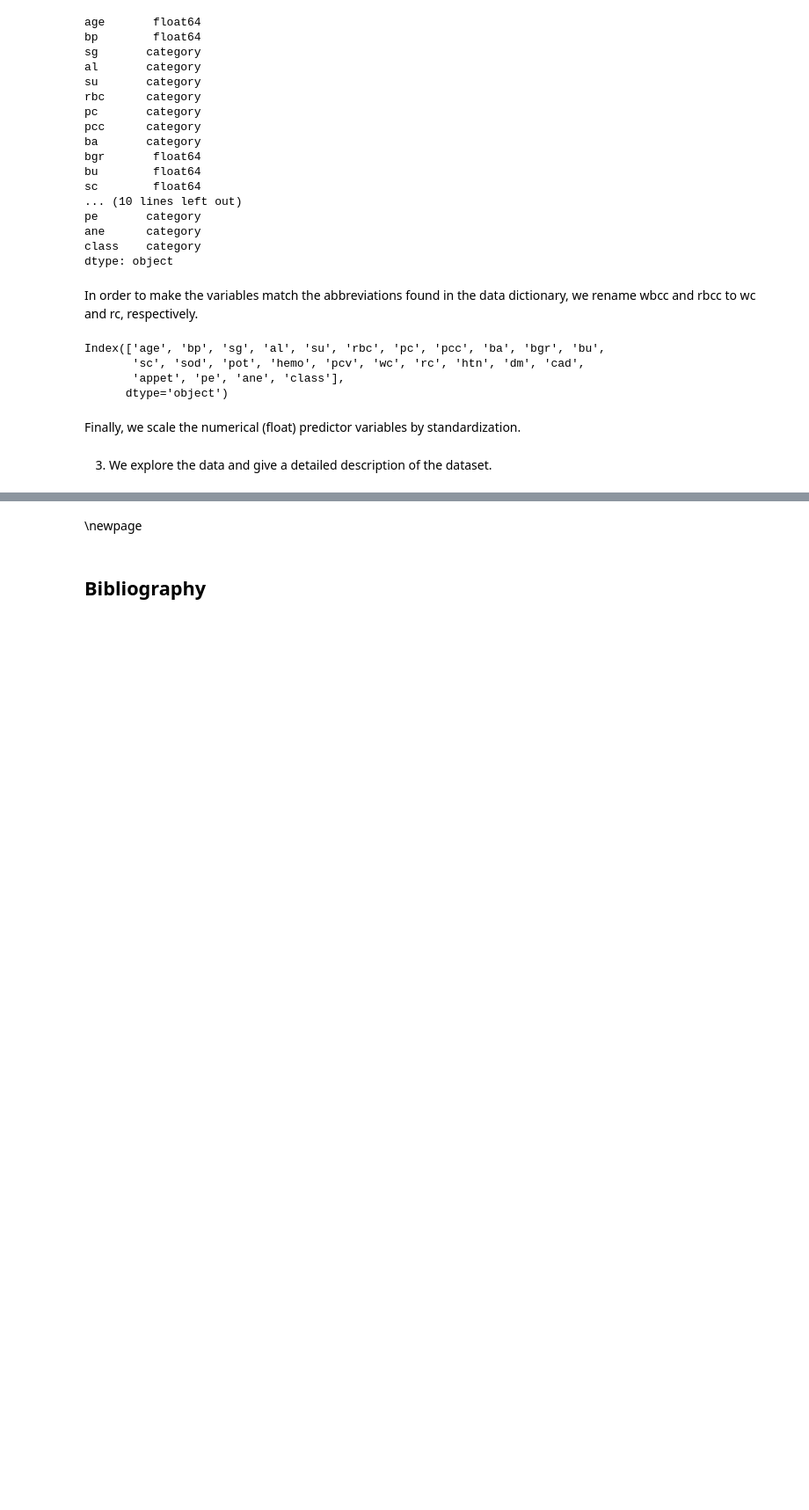
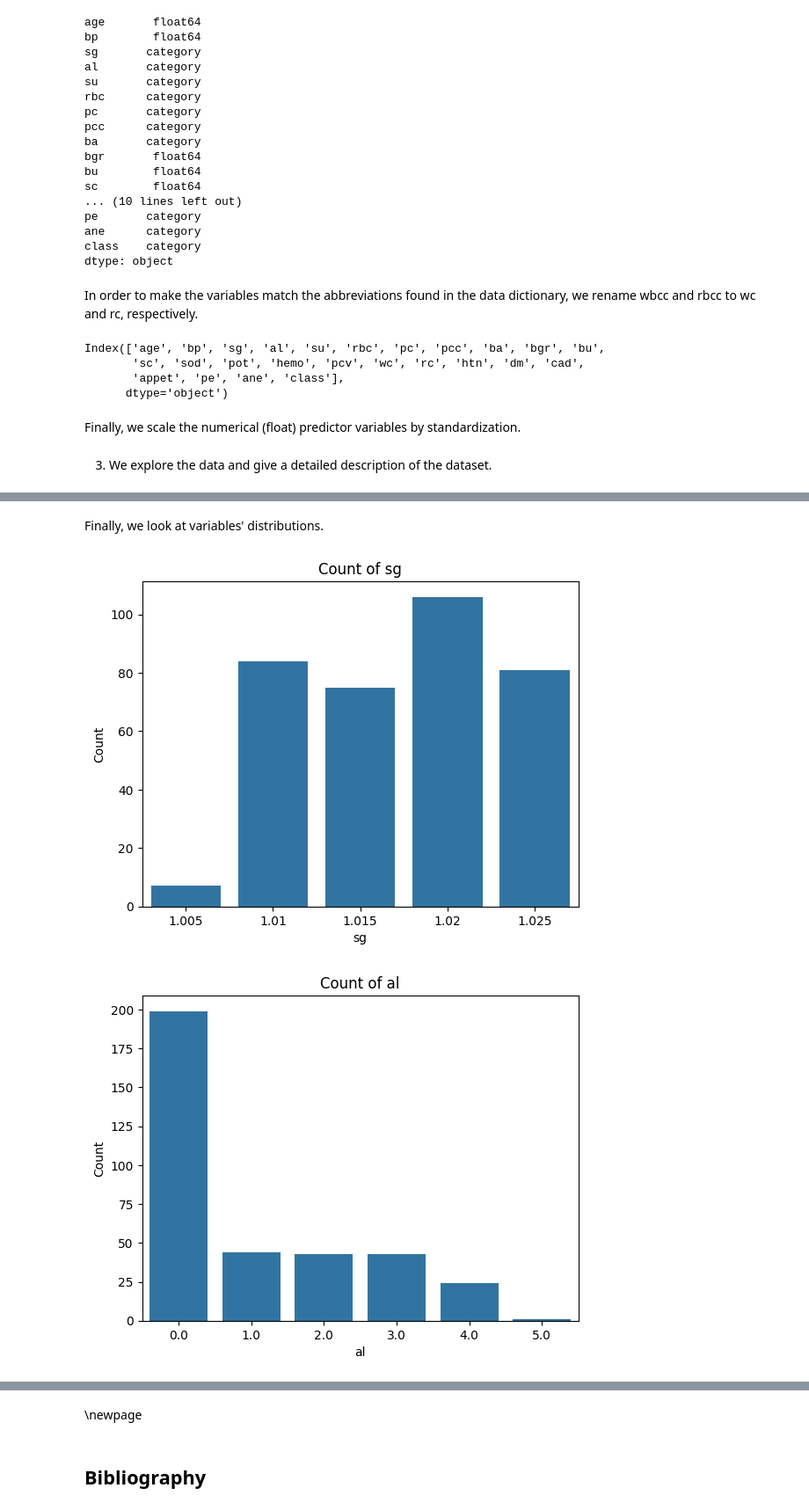
Before and after one commit to seebachl/3DA3-Asgmt-6, a Jupyter notebook: Seebach_Lily_HW6.ipynb, the cells around one changed output, grey strips where cells are left out. Shown at 88% size. Drawn from its saved outputs; the diff is of its cells as text; code cells hidden in the pictures; blank space fills up the shorter version.

```diff
--- a/Seebach_Lily_HW6.ipynb
+++ b/Seebach_Lily_HW6.ipynb
@@ -123,0 +134,5 @@ print(data.iloc[0:2,12:26])
+# %%
+for col in columns_to_convert:
+    print(data[col].value_counts(normalize=True))
+
+data.describe(include='all')
@@ -123,0 +192,18 @@ print(data.iloc[0:2,12:26])
+# %% [markdown]
+Finally, we look at variables' distributions.
+# %%
+import seaborn as sns
+import matplotlib.pyplot as plt
+cat = data.select_dtypes(include='category').columns
+for col in cat:
+    sns.countplot(
+    data=data,
+    x = str(col)
+    )
+    plt.xlabel(str(col))
+    plt.ylabel("Count")
+    plt.title("Count of " + str(col))
+    plt.show()
+# %% [output]
+[figure, added]
+[figure, added]
```
Also changed, not shown: parts of 8 cells of this notebook.
